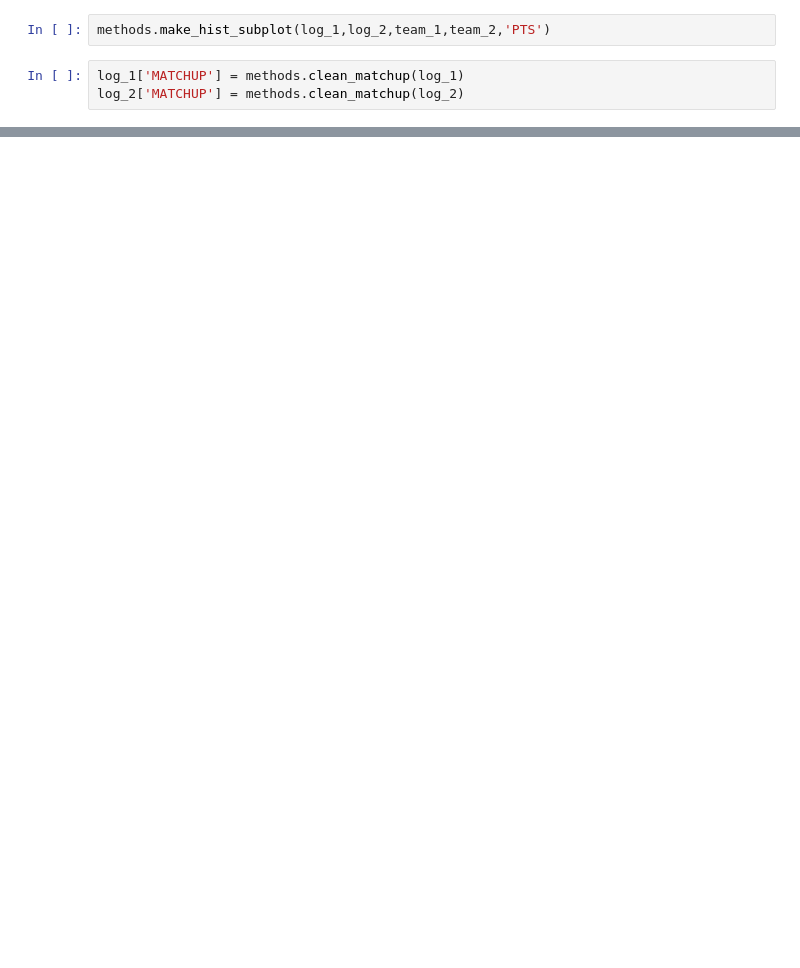
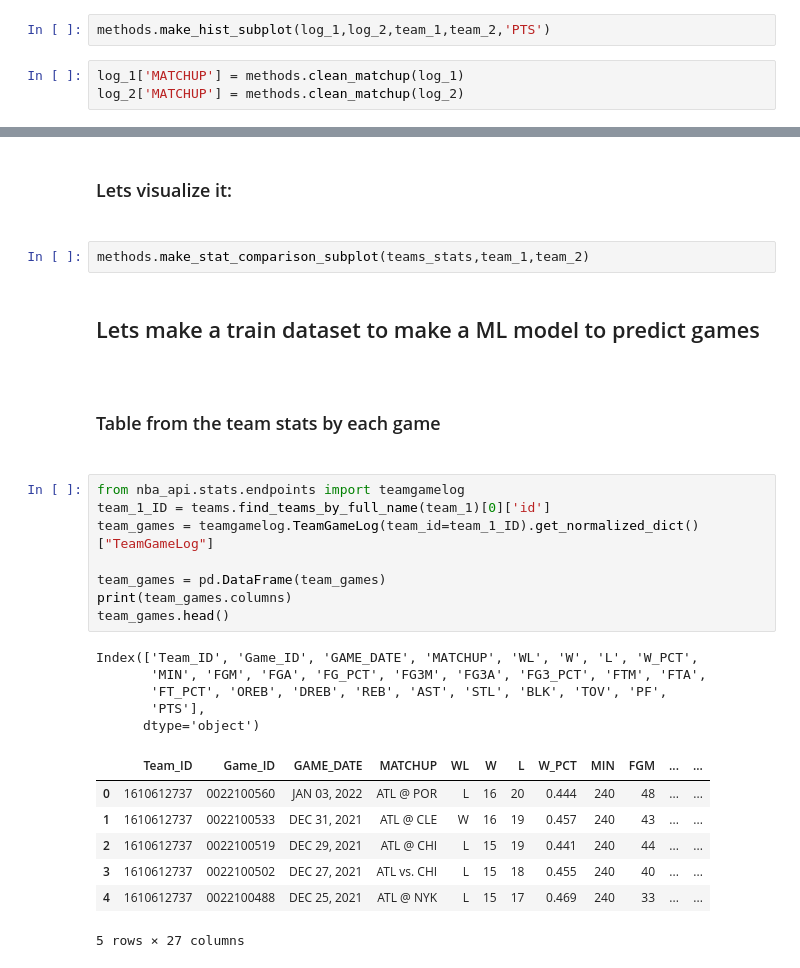
Before and after one commit to bormilan/nba_analysis, a Jupyter notebook: nba_matchup_analysis.ipynb, the cells around one changed output, grey strips where cells are left out. Cells and saved outputs as stored; diff of their text form; blank space fills up the shorter version.

```diff
--- a/nba_matchup_analysis.ipynb
+++ b/nba_matchup_analysis.ipynb
@@ -86,0 +80,29 @@ df2
+# %% [markdown]
+<h3>Lets visualize it:<h3>
+# %%
+methods.make_stat_comparison_subplot(teams_stats,team_1,team_2)
+# %% [markdown]
+<h2>Lets make a train dataset to make a ML model to predict games<h2>
+# %% [markdown]
+<h3>Table from the team stats by each game<h3>
+# %%
+from nba_api.stats.endpoints import teamgamelog
+team_1_ID = teams.find_teams_by_full_name(team_1)[0]['id']
+team_games = teamgamelog.TeamGameLog(team_id=team_1_ID).get_normalized_dict()["TeamGameLog"]
+
+team_games = pd.DataFrame(team_games)
+print(team_games.columns)
+team_games.head()
+# %% [output]
+Index(['Team_ID', 'Game_ID', 'GAME_DATE', 'MATCHUP', 'WL', 'W', 'L', 'W_PCT',
+       'MIN', 'FGM', 'FGA', 'FG_PCT', 'FG3M', 'FG3A', 'FG3_PCT', 'FTM', 'FTA',
+       'FT_PCT', 'OREB', 'DREB', 'REB', 'AST', 'STL', 'BLK', 'TOV', 'PF',
+       'PTS'],
+      dtype='object')
+|  | Team_ID | Game_ID | GAME_DATE | MATCHUP | WL | W | L | W_PCT | MIN | FGM | ... | ... |
+| 0 | 1610612737 | 0022100560 | JAN 03, 2022 | ATL @ POR | L | 16 | 20 | 0.444 | 240 | 48 | ... | ... |
+| 1 | 1610612737 | 0022100533 | DEC 31, 2021 | ATL @ CLE | W | 16 | 19 | 0.457 | 240 | 43 | ... | ... |
+| 2 | 1610612737 | 0022100519 | DEC 29, 2021 | ATL @ CHI | L | 15 | 19 | 0.441 | 240 | 44 | ... | ... |
+| 3 | 1610612737 | 0022100502 | DEC 27, 2021 | ATL vs. CHI | L | 15 | 18 | 0.455 | 240 | 40 | ... | ... |
+| 4 | 1610612737 | 0022100488 | DEC 25, 2021 | ATL @ NYK | L | 15 | 17 | 0.469 | 240 | 33 | ... | ... |
+5 rows × 27 columns
```
Also changed, not shown: parts of 13 cells of this notebook, 4 other files.
